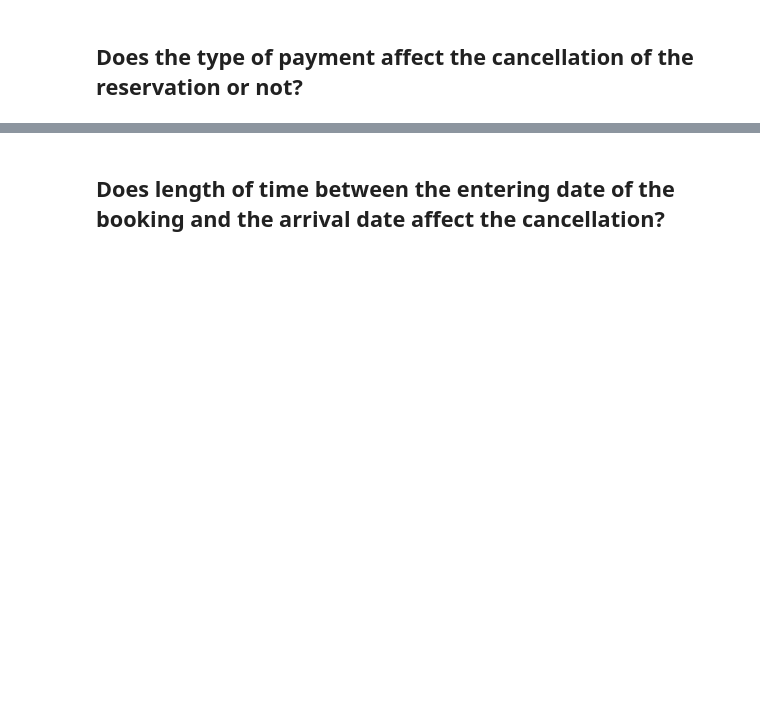
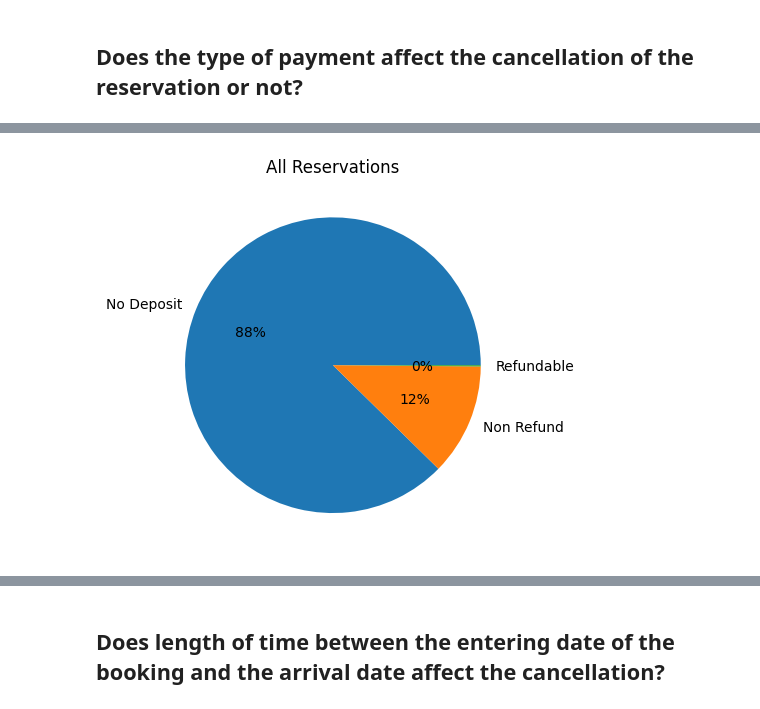
Before and after one commit to Tuwaiq-Data-Science-Bootcamp-V5/CV_and_GS-Lab1, a Jupyter notebook: CV_Assignment.ipynb, the cells around one changed output, grey strips where cells are left out. Drawn from its saved outputs; the diff is of its cells as text; code cells hidden in the pictures; blank space fills up the shorter version.

```diff
--- a/CV_Assignment.ipynb
+++ b/CV_Assignment.ipynb
@@ -113,0 +119,6 @@ df.describe(include='object')
+# %%
+plt.pie(df['deposit_type'].value_counts(),labels=df['deposit_type'].value_counts().index,autopct=('%.0f%%'))
+plt.title("All Reservations")
+plt.show()
+# %% [output]
+[figure, added]
```
Also changed, not shown: parts of 27 cells of this notebook.
